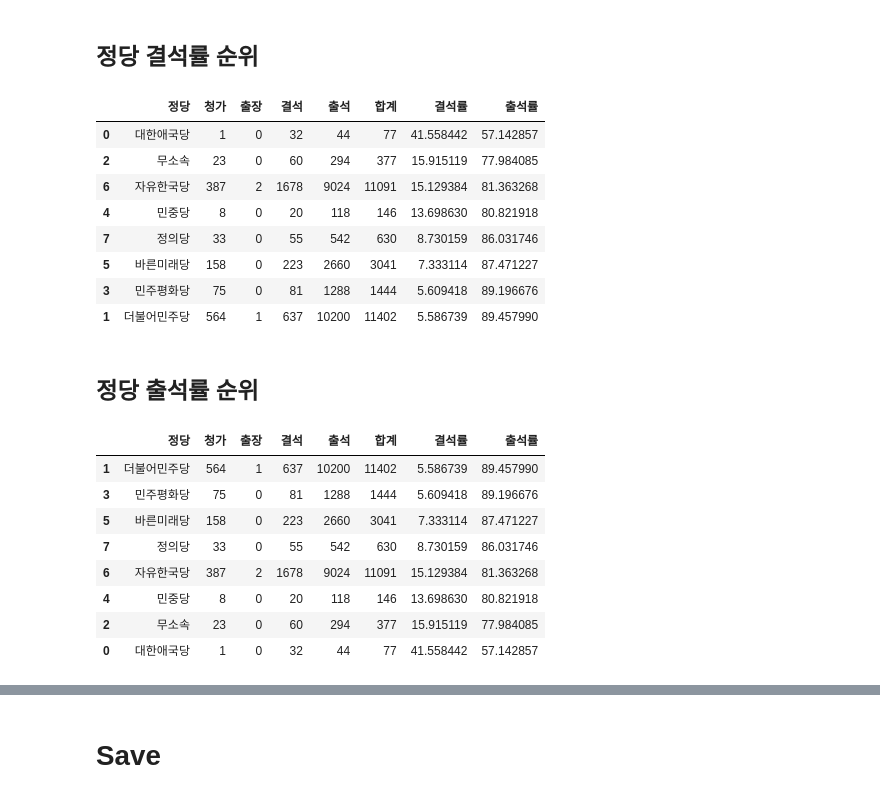
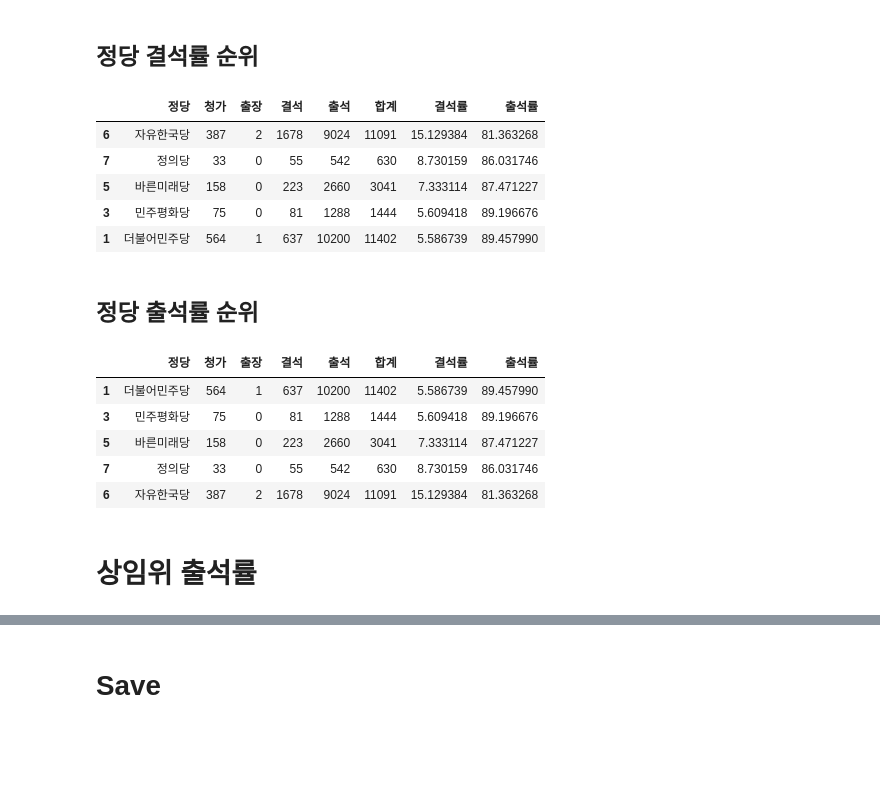
Before and after one commit to danbi2990/assembly, a Jupyter notebook: ipynb/conference.ipynb, the cells around one changed output, grey strips where cells are left out. Drawn from its saved outputs; the diff is of its cells as text; code cells hidden in the pictures; blank space fills up the shorter version.

```diff
--- a/ipynb/conference.ipynb
+++ b/ipynb/conference.ipynb
@@ -47,0 +85,4 @@ conference
+# %%
+confer_committee = raw_conference.groupby(['confer_id', 'committee_id']).agg({'committee_round': 'count'}).reset_index(); confer_committee
+print(len(confer_committee))
+confer_committee
@@ -109,5 +274,18 @@ grb_attendance = grb_attendance.merge(member[['seq', '정당', '당선횟수']],
 # %%
-att_nans = grb_attendance.loc[grb_attendance['정당'].isna()]
+grb_member = rollbook.groupby(['empNm', 'seq', 'attended']).agg({'seq': 'count'}); grb_member
+grb_member = grb_member.unstack(); grb_member
+grb_member.columns = grb_member.columns.droplevel(); grb_member
+grb_member.columns.name = ''
+grb_member = grb_member.reset_index(); grb_member
+grb_member = grb_member.fillna(0); grb_member
+grb_member.iloc[:, 2:6] = grb_member.iloc[:, 2:6].applymap(lambda x: int(x)); grb_member
+grb_member['합계'] = grb_member['결석'] + grb_member['청가'] + grb_member['출석'] + grb_member['출장']; grb_member
+grb_member['결석률'] = grb_member['결석'] / grb_member['합계'] * 100; grb_member
+grb_member['출석률'] = grb_member['출석'] / grb_member['합계'] * 100; grb_member
+grb_member = grb_member.merge(raw_member[['seq', '정당', '당선횟수']], on='seq', how='left'); grb_member
+
+# Fill NA
+att_nans = grb_member.loc[grb_member['정당'].isna()]
 nans = {
     '권석창': ['자유한국당', '상실, 선거법위반', '1선'],
     '김경수': ['더불어민주당', '사퇴, 경남도지사후보', '1선'],
@@ -126,7 +304,10 @@ nans = {
     '최명길': ['바른미래당', '상실, 선거법위반', '1선'],
 }
 for key, value in nans.items():
-    grb_attendance.loc[grb_attendance['empNm']==key, '정당'] = value[0]
-    grb_attendance.loc[grb_attendance['empNm']==key, '특이사항'] = value[1]
-    grb_attendance.loc[grb_attendance['empNm']==key, '당선횟수'] = value[2]
+    grb_member.loc[grb_member['empNm']==key, '정당'] = value[0]
+    grb_member.loc[grb_member['empNm']==key, '특이사항'] = value[1]
+    grb_member.loc[grb_member['empNm']==key, '당선횟수'] = value[2]
+
+# Add column: 선수
+grb_member['선수'] = grb_member['당선횟수'].str[:1].astype(int); grb_member
 # %% [output]
@@ -257,0 +441,3 @@ view_sort_by_att_rate.head(30).groupby('정당').agg({'정당':'count'})
+# %%
+view_member = grb_member.drop(columns=['seq']); view_member
+view_member = view_member.rename(columns={'empNm':'의원'}); view_member
@@ -259,7 +738,7 @@ view_sort_by_att_rate.head(30).groupby('정당').agg({'정당':'count'})
 # 정당별 출석률
 # %%
 # 결석	청가	출석	출장	합계
-view_party_att = view_attendance[['정당','청가','출장','결석','출석','합계']].groupby('정당').agg('sum'); view_party_att
+view_party_att = view_member[['정당','청가','출장','결석','출석','합계']].groupby('정당').agg('sum'); view_party_att
 view_party_att['결석률'] = view_party_att['결석'] / view_party_att['합계'] * 100; view_party_att
 view_party_att['출석률'] = view_party_att['출석'] / view_party_att['합계'] * 100; view_party_att
 view_party_att = view_party_att.reset_index(); view_party_att
@@ -276,13 +755,10 @@ view_party_att = view_party_att.reset_index(); view_party_att
 # %% [markdown]
 ## 정당 결석률 순위
 # %%
-view_party_sort_abs = view_party_att.sort_values('결석률', ascending=False); view_party_sort_abs
+view_party_sort_abs = view_party_att.loc[view_party_att['출석']>500].sort_values('결석률', ascending=False); view_party_sort_abs
 # %% [output]
 |  | 정당 | 청가 | 출장 | 결석 | 출석 | 합계 | 결석률 | 출석률 |
-| 0 | 대한애국당 | 1 | 0 | 32 | 44 | 77 | 41.558442 | 57.142857 |
-| 2 | 무소속 | 23 | 0 | 60 | 294 | 377 | 15.915119 | 77.984085 |
 | 6 | 자유한국당 | 387 | 2 | 1678 | 9024 | 11091 | 15.129384 | 81.363268 |
-| 4 | 민중당 | 8 | 0 | 20 | 118 | 146 | 13.698630 | 80.821918 |
 | 7 | 정의당 | 33 | 0 | 55 | 542 | 630 | 8.730159 | 86.031746 |
 | 5 | 바른미래당 | 158 | 0 | 223 | 2660 | 3041 | 7.333114 | 87.471227 |
 | 3 | 민주평화당 | 75 | 0 | 81 | 1288 | 1444 | 5.609418 | 89.196676 |
@@ -290,7 +766,7 @@ view_party_sort_abs = view_party_att.sort_values('결석률', ascending=False);
 # %% [markdown]
 ## 정당 출석률 순위
 # %%
-view_party_sort_att = view_party_att.sort_values('출석률', ascending=False); view_party_sort_att
+view_party_sort_att = view_party_att.loc[view_party_att['출석']>500].sort_values('출석률', ascending=False); view_party_sort_att
 # %% [output]
 |  | 정당 | 청가 | 출장 | 결석 | 출석 | 합계 | 결석률 | 출석률 |
 | 1 | 더불어민주당 | 564 | 1 | 637 | 10200 | 11402 | 5.586739 | 89.457990 |
@@ -298,6 +774,5 @@ view_party_sort_att = view_party_att.sort_values('출석률', ascending=False);
 | 5 | 바른미래당 | 158 | 0 | 223 | 2660 | 3041 | 7.333114 | 87.471227 |
 | 7 | 정의당 | 33 | 0 | 55 | 542 | 630 | 8.730159 | 86.031746 |
 | 6 | 자유한국당 | 387 | 2 | 1678 | 9024 | 11091 | 15.129384 | 81.363268 |
-| 4 | 민중당 | 8 | 0 | 20 | 118 | 146 | 13.698630 | 80.821918 |
-| 2 | 무소속 | 23 | 0 | 60 | 294 | 377 | 15.915119 | 77.984085 |
-| 0 | 대한애국당 | 1 | 0 | 32 | 44 | 77 | 41.558442 | 57.142857 |
+# %% [markdown]
+# 상임위 출석률
```
Also changed, not shown: parts of 92 cells of this notebook, 3 other files.
